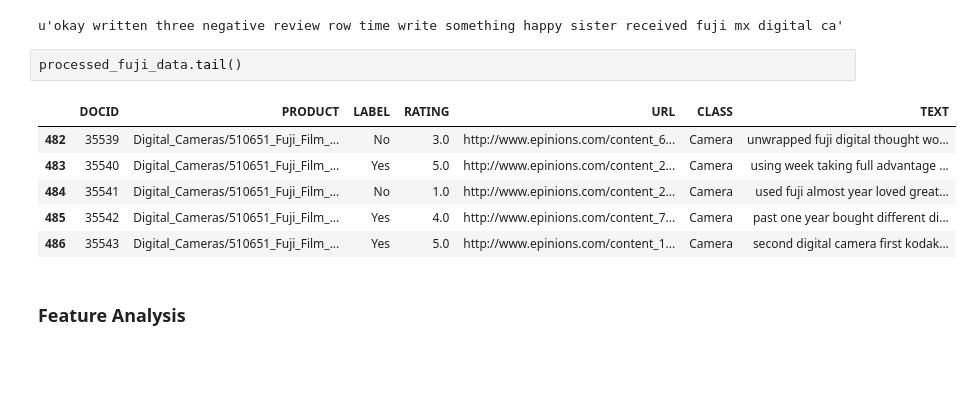
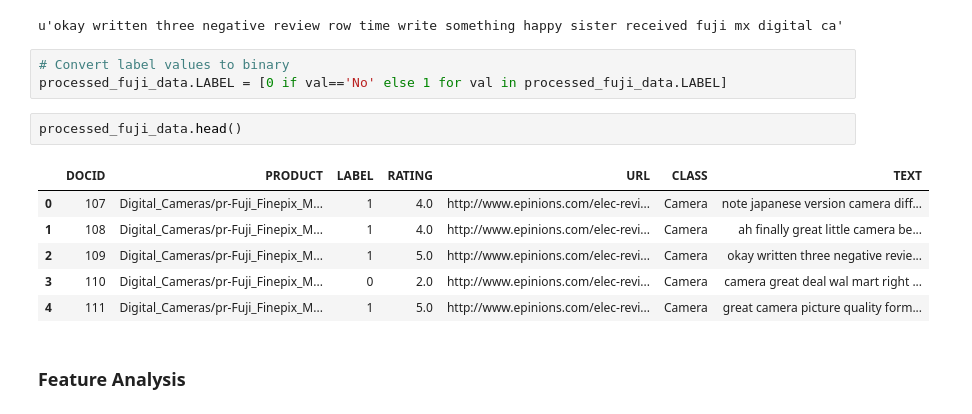
Before and after one commit to nikhilba/Epinions-Sentiment-Analysis, a Jupyter notebook: Analysis/Sentiment_Analysis.ipynb, the cells around one changed output. Drawn from its saved outputs; the diff is of its cells as text; blank space fills up the shorter version.

```diff
--- a/Analysis/Sentiment_Analysis.ipynb
+++ b/Analysis/Sentiment_Analysis.ipynb
@@ -354,15 +354,18 @@ processed_fuji_data = process_all(fuji_camera)
 processed_fuji_data.TEXT[2][:100]
 # %% [output]
 u'okay written three negative review row time write something happy sister received fuji mx digital ca'
+# %%
+# Convert label values to binary
+processed_fuji_data.LABEL = [0 if val=='No' else 1 for val in processed_fuji_data.LABEL]
 # %%
-processed_fuji_data.tail()
+processed_fuji_data.head()
 # %% [output]
 |  | DOCID | PRODUCT | LABEL | RATING | URL | CLASS | TEXT |
-| 482 | 35539 | Digital_Cameras/510651_Fuji_Film_... | No | 3.0 | http://www.epinions.com/content_6... | Camera | unwrapped fuji digital thought wo... |
-| 483 | 35540 | Digital_Cameras/510651_Fuji_Film_... | Yes | 5.0 | http://www.epinions.com/content_2... | Camera | using week taking full advantage ... |
-| 484 | 35541 | Digital_Cameras/510651_Fuji_Film_... | No | 1.0 | http://www.epinions.com/content_2... | Camera | used fuji almost year loved great... |
-| 485 | 35542 | Digital_Cameras/510651_Fuji_Film_... | Yes | 4.0 | http://www.epinions.com/content_7... | Camera | past one year bought different di... |
-| 486 | 35543 | Digital_Cameras/510651_Fuji_Film_... | Yes | 5.0 | http://www.epinions.com/content_1... | Camera | second digital camera first kodak... |
+| 0 | 107 | Digital_Cameras/pr-Fuji_Finepix_M... | 1 | 4.0 | http://www.epinions.com/elec-revi... | Camera | note japanese version camera diff... |
+| 1 | 108 | Digital_Cameras/pr-Fuji_Finepix_M... | 1 | 4.0 | http://www.epinions.com/elec-revi... | Camera | ah finally great little camera be... |
+| 2 | 109 | Digital_Cameras/pr-Fuji_Finepix_M... | 1 | 5.0 | http://www.epinions.com/elec-revi... | Camera | okay written three negative revie... |
+| 3 | 110 | Digital_Cameras/pr-Fuji_Finepix_M... | 0 | 2.0 | http://www.epinions.com/elec-revi... | Camera | camera great deal wal mart right ... |
+| 4 | 111 | Digital_Cameras/pr-Fuji_Finepix_M... | 1 | 5.0 | http://www.epinions.com/elec-revi... | Camera | great camera picture quality form... |
 # %% [markdown]
 ### Feature Analysis
 # %%
```
Also changed, not shown: parts of 16 cells of this notebook.
